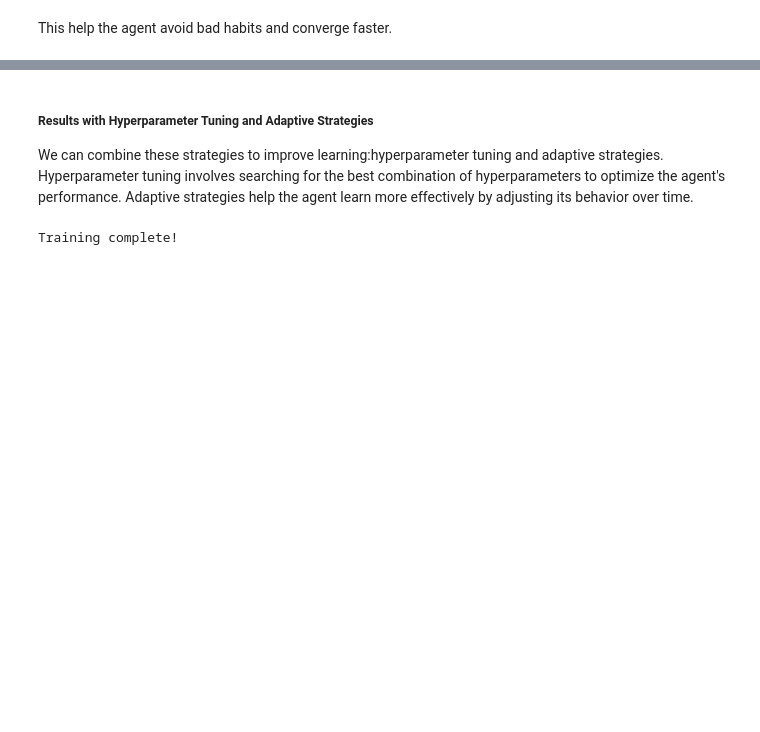
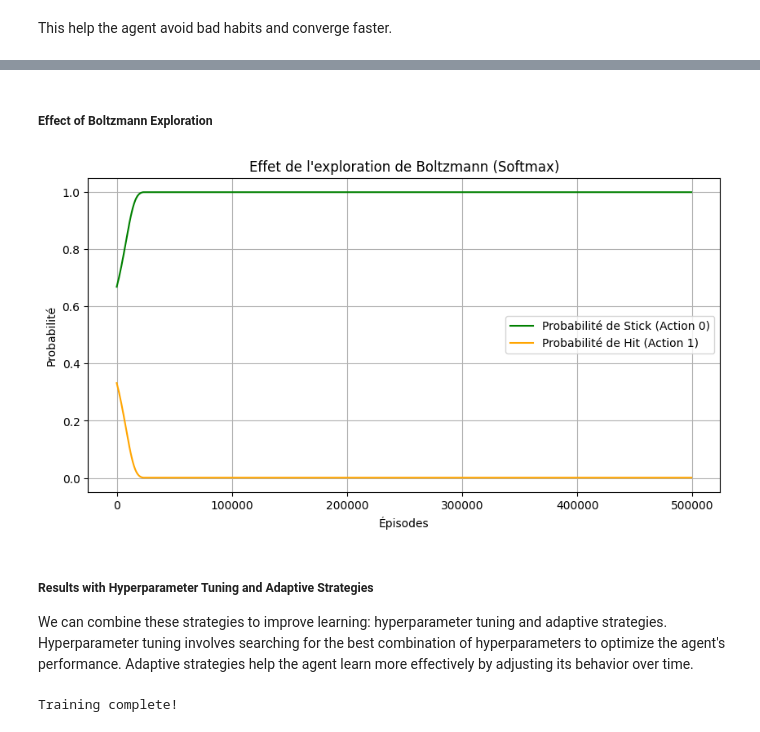
Before and after one commit to samarelayed/Reinforcement_Learning_Blackjack, a Jupyter notebook: Reinforcement_Learning_Blackjack.ipynb, the cells around one changed output, grey strips where cells are left out. Drawn from its saved outputs; the diff is of its cells as text; code cells hidden in the pictures; blank space fills up the shorter version.

```diff
--- a/Reinforcement_Learning_Blackjack.ipynb
+++ b/Reinforcement_Learning_Blackjack.ipynb
@@ -384,6 +436,30 @@ This help the agent avoid bad habits and converge faster.
+# %% [markdown]
+##### Effect of Boltzmann Exploration
+# %%
+episodes = np.arange(0, 500000, 1000)
+temperature_values = np.maximum(0.1, np.exp(-0.0001 * episodes) + 1e-10)
+
+q_values_state = np.array([1.5, 0.8])
+
+probabilities_stick = np.exp(q_values_state[0] / temperature_values) / (np.exp(q_values_state[0] / temperature_values) + np.exp(q_values_state[1] / temperature_values))
+probabilities_hit = np.exp(q_values_state[1] / temperature_values) / (np.exp(q_values_state[0] / temperature_values) + np.exp(q_values_state[1] / temperature_values))
+
+plt.figure(figsize=(10, 5))
+plt.plot(episodes, probabilities_stick, label="Probabilité de Stick (Action 0)", color='green')
+plt.plot(episodes, probabilities_hit, label="Probabilité de Hit (Action 1)", color='orange')
+
+plt.xlabel("Épisodes")
+plt.ylabel("Probabilité")
+plt.title("Effet de l'exploration de Boltzmann (Softmax)")
+plt.legend()
+plt.grid(True)
+plt.show()
+# %% [output]
+[figure, added]
 # %% [markdown]
 ##### Results with Hyperparameter Tuning and Adaptive Strategies
-We can combine these strategies to improve learning:hyperparameter tuning and adaptive strategies. Hyperparameter tuning involves searching for the best combination of hyperparameters to optimize the agent's performance. Adaptive strategies help the agent learn more effectively by adjusting its behavior over time.
+
+We can combine these strategies to improve learning: hyperparameter tuning and adaptive strategies. Hyperparameter tuning involves searching for the best combination of hyperparameters to optimize the agent's performance. Adaptive strategies help the agent learn more effectively by adjusting its behavior over time.
 # %%
 wins, losses, draws = [], [], []
 win_count, loss_count, draw_count = 0, 0, 0
```
Also changed, not shown: parts of 5 cells of this notebook.
